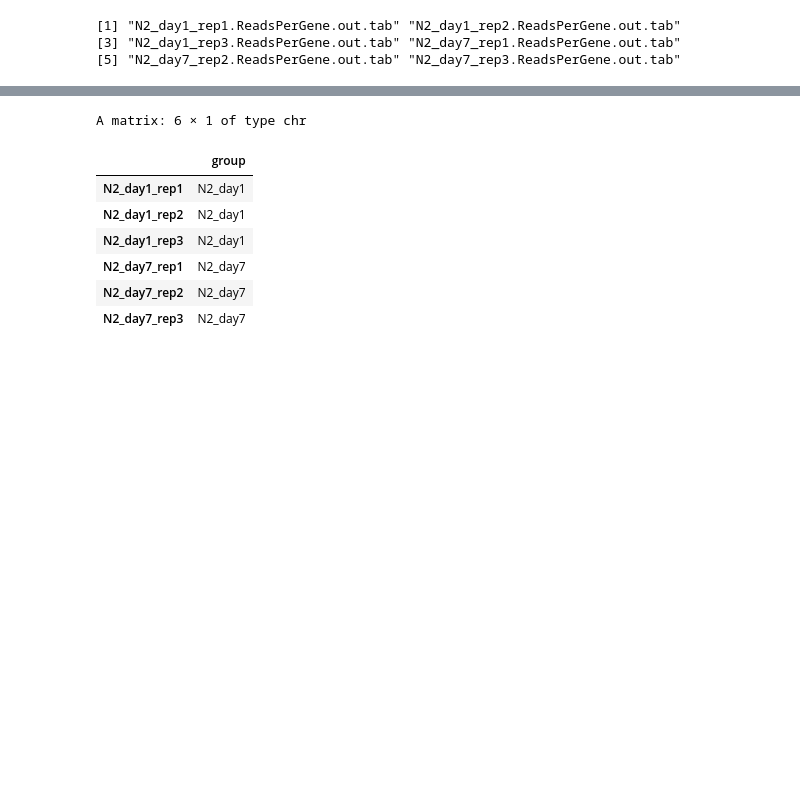
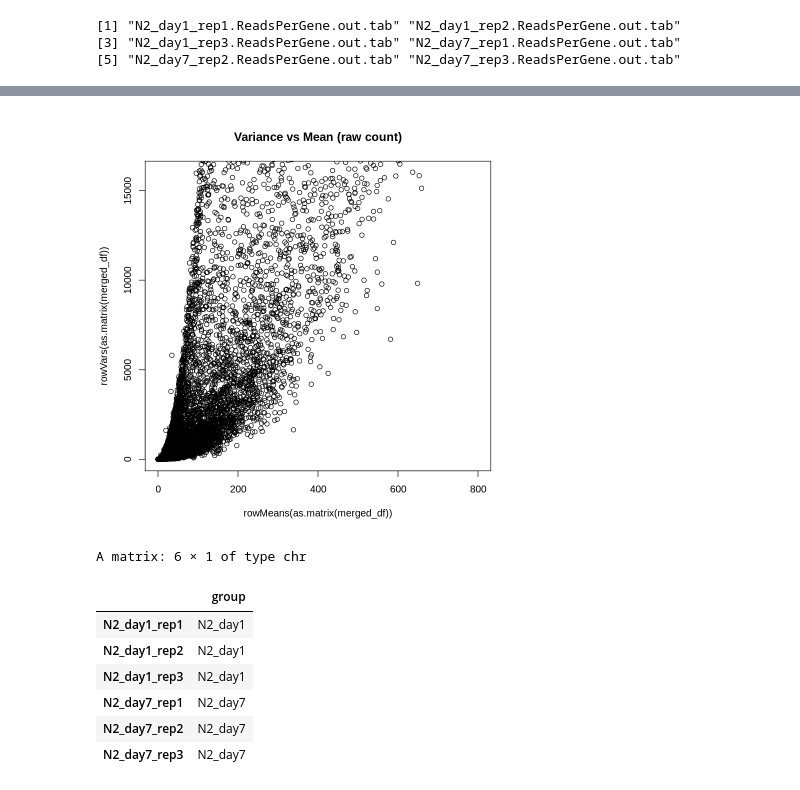
Before and after one commit to Bix4UMD/BIOI611_lab, a Jupyter notebook: docs/BIOI611_DESeq2_analysis.ipynb, the cells around one changed output, grey strips where cells are left out. Saved outputs shown, nothing was run; the diff lists cells and outputs as text; code cells hidden in the pictures; blank space fills up the shorter version.

```diff
--- a/docs/BIOI611_DESeq2_analysis.ipynb
+++ b/docs/BIOI611_DESeq2_analysis.ipynb
@@ -94,3 +133,12 @@ merged_df$GeneID = NULL
+# %%
+# Raw counts mean expression Vs standard Deviation (SD)
+plot(rowMeans(as.matrix(merged_df)),
+     rowVars(as.matrix(merged_df)),
+     main = 'Variance vs Mean (raw count)',
+     xlim = c(0,800),
+     ylim = c(0,16000))
+# %% [output]
+[figure, added]
 # %%
 coldata <- colnames(merged_df)
 coldata_df <- cbind(group = gsub("_rep\\d", "", coldata))
```
Also changed, not shown: parts of 35 cells of this notebook.
